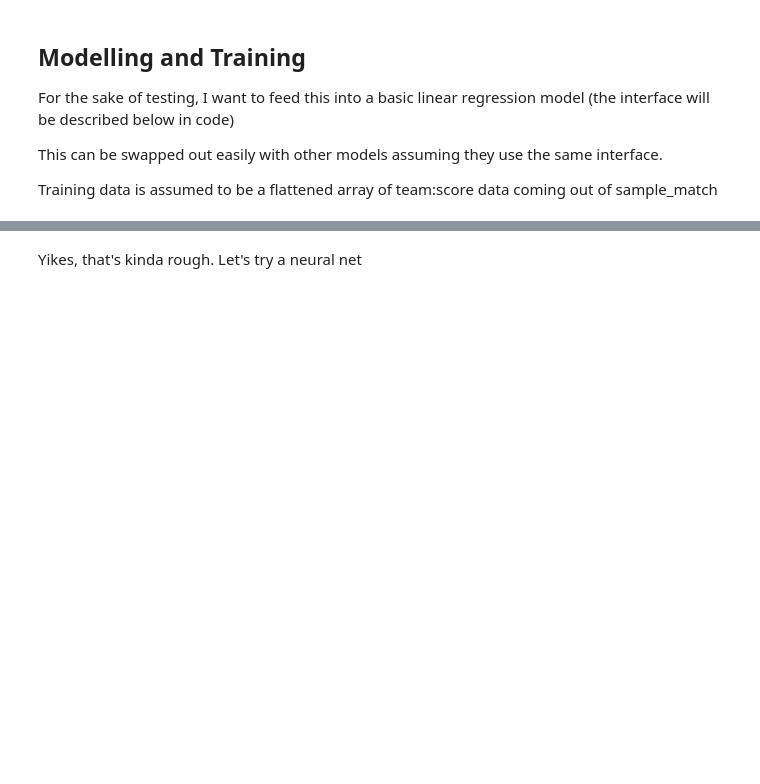
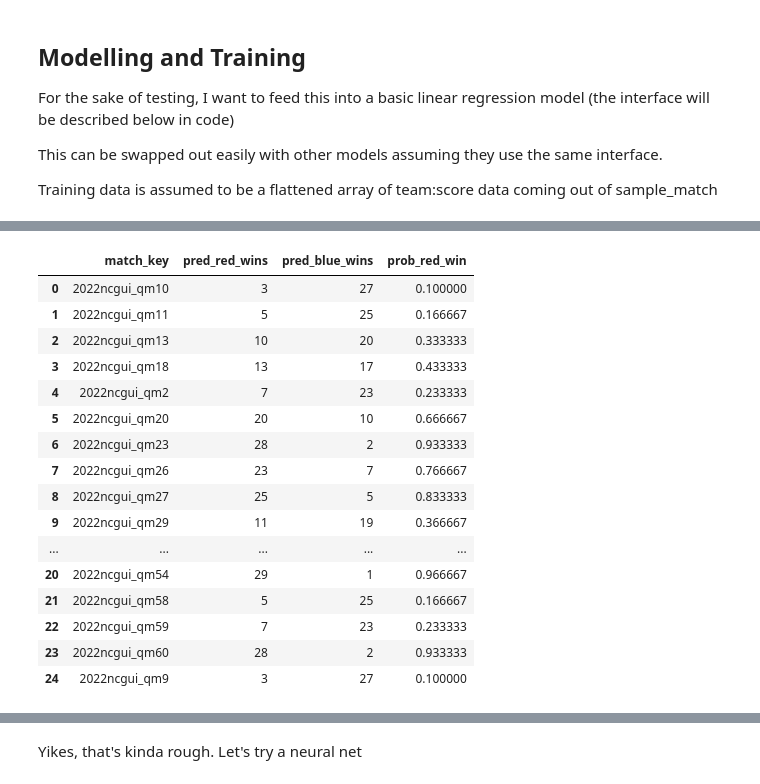
Before and after one commit to morzack/Sakurajima-Scouting, a Jupyter notebook: montemodel.ipynb, the cells around one changed output, grey strips where cells are left out. Cells and saved outputs as stored; diff of their text form; code cells hidden in the pictures; blank space fills up the shorter version.

```diff
--- a/montemodel.ipynb
+++ b/montemodel.ipynb
@@ -188,0 +258,55 @@ sns.scatterplot(predictions, flatten_training_data(train_in)[1])
+# %%
+# for unplayed matches
+event_key = 'week4/2022ncgui'
+
+qualifiers, unplayed, team_scores, team_data, _ = load_data_event(event_key)
+
+m_keys = []
+red_wins = []
+blue_wins = []
+
+for _, match in unplayed.iterrows():
+    try:
+        red, blue, _ = sample_match(match['match_key'], 30, qualification_matches=unplayed, played=False)
+        r_pred = m.predict(flatten_training_data([red])[0])
+        b_pred = m.predict(flatten_training_data([blue])[0])
+        r_wins = 0
+        b_wins = 0
+        for k in range(len(r_pred)):
+            if r_pred[k] > b_pred[k]:
+                r_wins += 1
+            else:
+                b_wins += 1
+        m_keys.append(match['match_key'])
+        red_wins.append(r_wins)
+        blue_wins.append(b_wins)
+    except IndexError:
+        pass
+
+pred_matches = pd.DataFrame({
+    "match_key": m_keys,
+    "pred_red_wins": red_wins,
+    "pred_blue_wins": blue_wins
+})
+pred_matches['prob_red_win'] = pred_matches.apply(
+    lambda row: row.pred_red_wins / (row.pred_red_wins + row.pred_blue_wins),
+    axis=1)
+pred_matches
+# %% [output]
+|  | match_key | pred_red_wins | pred_blue_wins | prob_red_win |
+| 0 | 2022ncgui_qm10 | 3 | 27 | 0.100000 |
+| 1 | 2022ncgui_qm11 | 5 | 25 | 0.166667 |
+| 2 | 2022ncgui_qm13 | 10 | 20 | 0.333333 |
+| 3 | 2022ncgui_qm18 | 13 | 17 | 0.433333 |
+| 4 | 2022ncgui_qm2 | 7 | 23 | 0.233333 |
+| 5 | 2022ncgui_qm20 | 20 | 10 | 0.666667 |
+| 6 | 2022ncgui_qm23 | 28 | 2 | 0.933333 |
+| 7 | 2022ncgui_qm26 | 23 | 7 | 0.766667 |
+| 8 | 2022ncgui_qm27 | 25 | 5 | 0.833333 |
+| 9 | 2022ncgui_qm29 | 11 | 19 | 0.366667 |
+| ... | ... | ... | ... | ... |
+| 20 | 2022ncgui_qm54 | 29 | 1 | 0.966667 |
+| 21 | 2022ncgui_qm58 | 5 | 25 | 0.166667 |
+| 22 | 2022ncgui_qm59 | 7 | 23 | 0.233333 |
+| 23 | 2022ncgui_qm60 | 28 | 2 | 0.933333 |
+| 24 | 2022ncgui_qm9 | 3 | 27 | 0.100000 |
```
Also changed, not shown: parts of 8 cells of this notebook, 4 other files.
